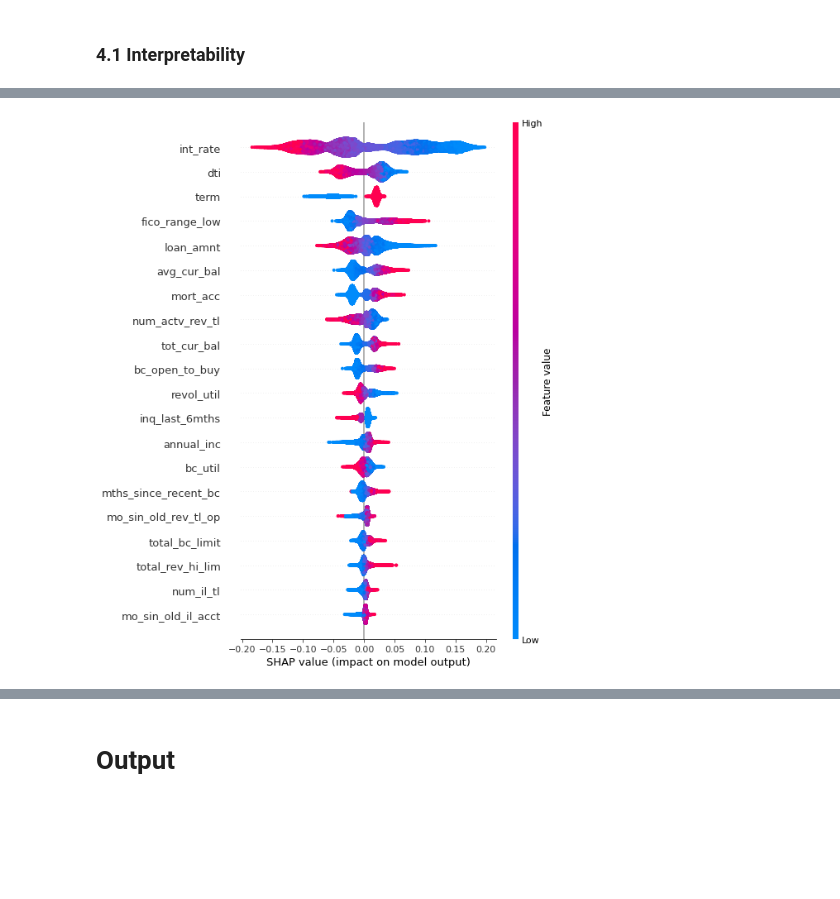
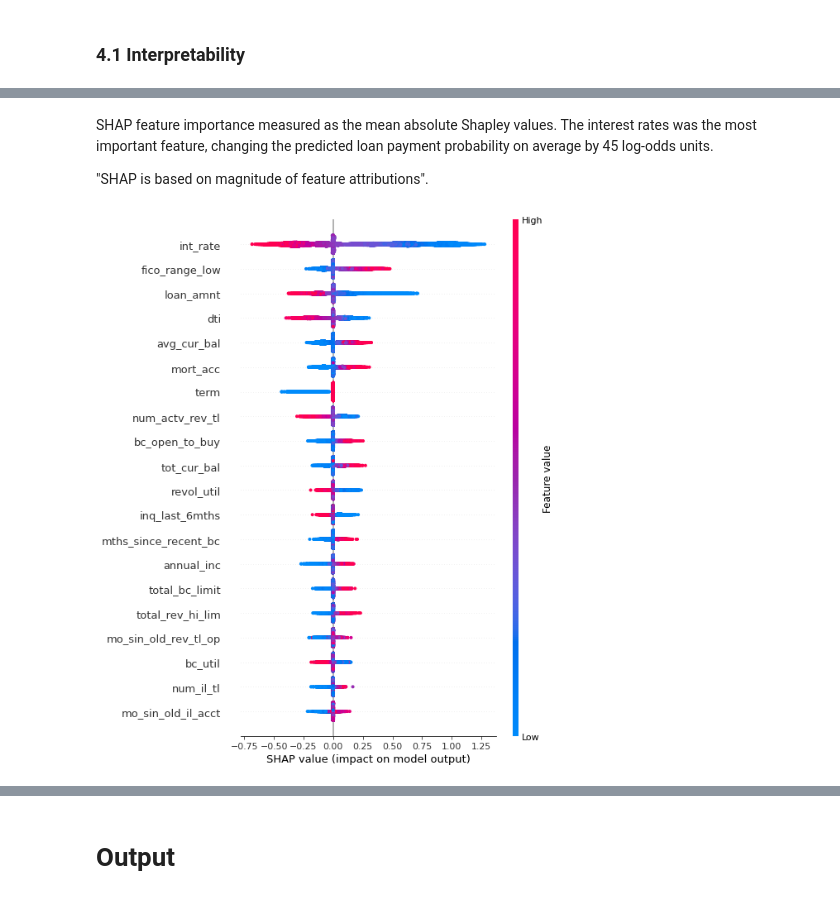
Before and after one commit to felgabr/p2p_lending_data, a Jupyter notebook: 1_modeling.ipynb, the cells around one changed output, grey strips where cells are left out. Cells and saved outputs as stored; diff of their text form; code cells hidden in the pictures; blank space fills up the shorter version.

```diff
--- a/1_modeling.ipynb
+++ b/1_modeling.ipynb
@@ -198,6 +204,12 @@ X_train_subset = feature_selector.Subset()
 
 # Get a list of important features
 important_feat = list(X_train_subset.columns)
+# %%
+important_feat = ['fico_range_high', 'fico_range_low', 'num_actv_rev_tl', 'dti', 'bc_open_to_buy',
+                  'mort_acc', 'int_rate', 'revol_util', 'total_bc_limit', 'total_rev_hi_lim', 'term',
+                  'mo_sin_old_il_acct', 'tot_hi_cred_lim', 'total_acc', 'installment', 'mths_since_recent_bc',
+                  'tot_cur_bal', 'mo_sin_old_rev_tl_op', 'inq_last_6mths', 'num_il_tl', 'avg_cur_bal',
+                  'loan_amnt', 'bc_util', 'funded_amnt_inv', 'mths_since_earliest_cr_line', 'funded_amnt', 'annual_inc']
 # %% [markdown]
 ### 2.3 Checking Multicollinearity <a class="anchor" id="check_multi"></a>
 # %% [markdown]
@@ -387,3 +402,14 @@ pu.classification_report_df(y_test, y_test_pred, target_names=['Unpaid', 'Paid']
 # %%
 # Make predictions (probability)
 predictions = model.predict_proba(X_test_subset)
+# %%
+%%time
+
+# Calibrates the model
+clf = RandomForestClassifier(class_weight='balanced', max_depth=12,
+                             max_features='sqrt', min_samples_leaf=5,
+                             min_samples_split=11, n_estimators=470, n_jobs=-1,
+                             random_state=13)
+
+cal_model = CalibratedClassifierCV(clf, method='sigmoid', cv=3, n_jobs=-1)
+cal_model.fit(X_train_subset[-300000:], y_train[-300000:])
@@ -448,0 +521,8 @@ Wall time: 2d 13h 57min 3s
+# %%
+%%time
+
+# Compute SHAP values
+data = shap.kmeans(X_train_subset[-300000:], 10)
+
+explainer = shap.KernelExplainer(cal_model.predict_proba, data, link='logit')
+shap_values = explainer.shap_values(X_test_subset, nsamples=100, l1_reg='num_features(10)')
@@ -449,9 +540,13 @@ Wall time: 2d 13h 57min 3s
+# %% [markdown]
+SHAP feature importance measured as the mean absolute Shapley values. The interest rates was the most important feature, changing the predicted loan payment probability on average by 45 log-odds units.
+
+"SHAP is based on magnitude of feature attributions".
 # %%
 # Plot and save SHAP summary chart
 f = plt.figure()
 
-shap.summary_plot(shap_values[1], X_train_subset[-300000:])
+shap.summary_plot(shap_values[1], X_test_subset)
 
 f.savefig('./output/summary_plot.png', bbox_inches='tight', dpi=600)
 # %% [output]
-[figure, old version]
+[figure, new version]
```
Also changed, not shown: parts of 24 cells of this notebook, 10 other files.
